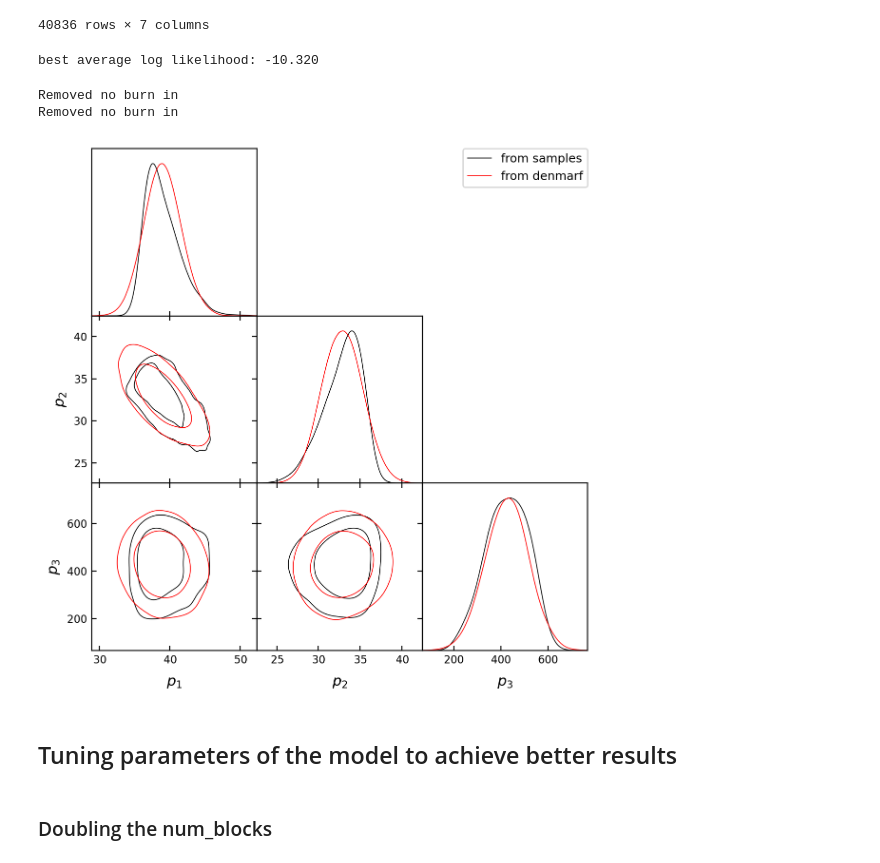
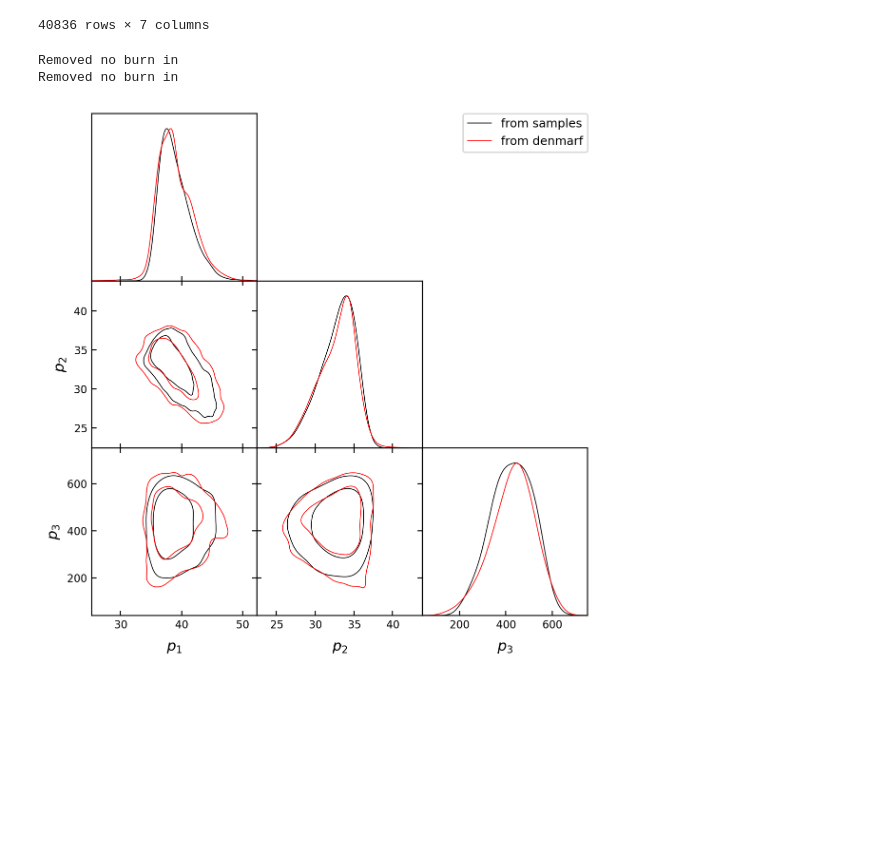
Before and after one commit to manchunyeung/popnflow, a Jupyter notebook: MAF.ipynb, the cells around one changed output. Saved outputs shown, nothing was run; the diff lists cells and outputs as text; code cells hidden in the pictures; blank space fills up the shorter version.

```diff
--- a/MAF.ipynb
+++ b/MAF.ipynb
@@ -109,8 +109,5 @@ posteriors[0]
 # Samples from the first three parameters
 first_event = posteriors[0]
 
-parameters = list()
-training_index = int(len(first_event['mass_1_det'])*0.7)
-
-for i in range(len(first_event['mass_1_det'])):
-    parameters.append([first_event['mass_1_det'][i], first_event['mass_2_det'][i], first_event['luminosity_distance'][i]])
+parameters = np.array([first_event['mass_1_det'].values, first_event['mass_2_det'].values, first_event['luminosity_distance'].values])
+parameters = parameters.transpose()
@@ -117,13 +117,17 @@ for i in range(len(first_event['mass_1_det'])):
 # %%
-# Denmarf density estimation
-de = DensityEstimate().fit(
-    parameters,
-    num_blocks=2,
-    num_hidden=5,
-    num_epochs=100,
-)
+de = DensityEstimate.from_file(filename="data/denmarf_bounded256.pkl")
+
+# # Denmarf density estimation
+# de = DensityEstimate(device="cuda:2", use_cuda=True).fit(
+#     parameters,
+#     num_blocks=32,
+#     num_hidden=5,
+#     num_epochs=100,
+#     bounded=True,
+#     lower_bounds = lower_bounds,
+#     upper_bounds = upper_bounds
+# )
+# de.save("first_event_denmarf.pkl")
-# %% [output]
-best average log likelihood: -10.320
 # %%
 # True data for evaluation, using the remaining 30% of data
 parameters_eval = list()
@@ -135,15 +141,11 @@ parameters_eval = np.array(parameters_eval)
 # %%
 samples_exact = MCSamples(samples=parameters_eval, label="from samples")
 
-xgen_maf = de.sample(12000)
+xgen_maf = de.sample(40836)
 samples_maf = MCSamples(samples=xgen_maf, label="from denmarf")
 g1 = plots.get_subplot_plotter()
 g1.triangle_plot([samples_exact, samples_maf], filled=False)
 # %% [output]
 Removed no burn in
 Removed no burn in
-[figure, old version]
+[figure, new version]
-# %% [markdown]
-## Tuning parameters of the model to achieve better results
-# %% [markdown]
-### Doubling the num_blocks
```
Also changed, not shown: parts of 12 cells of this notebook, 8 other files.
